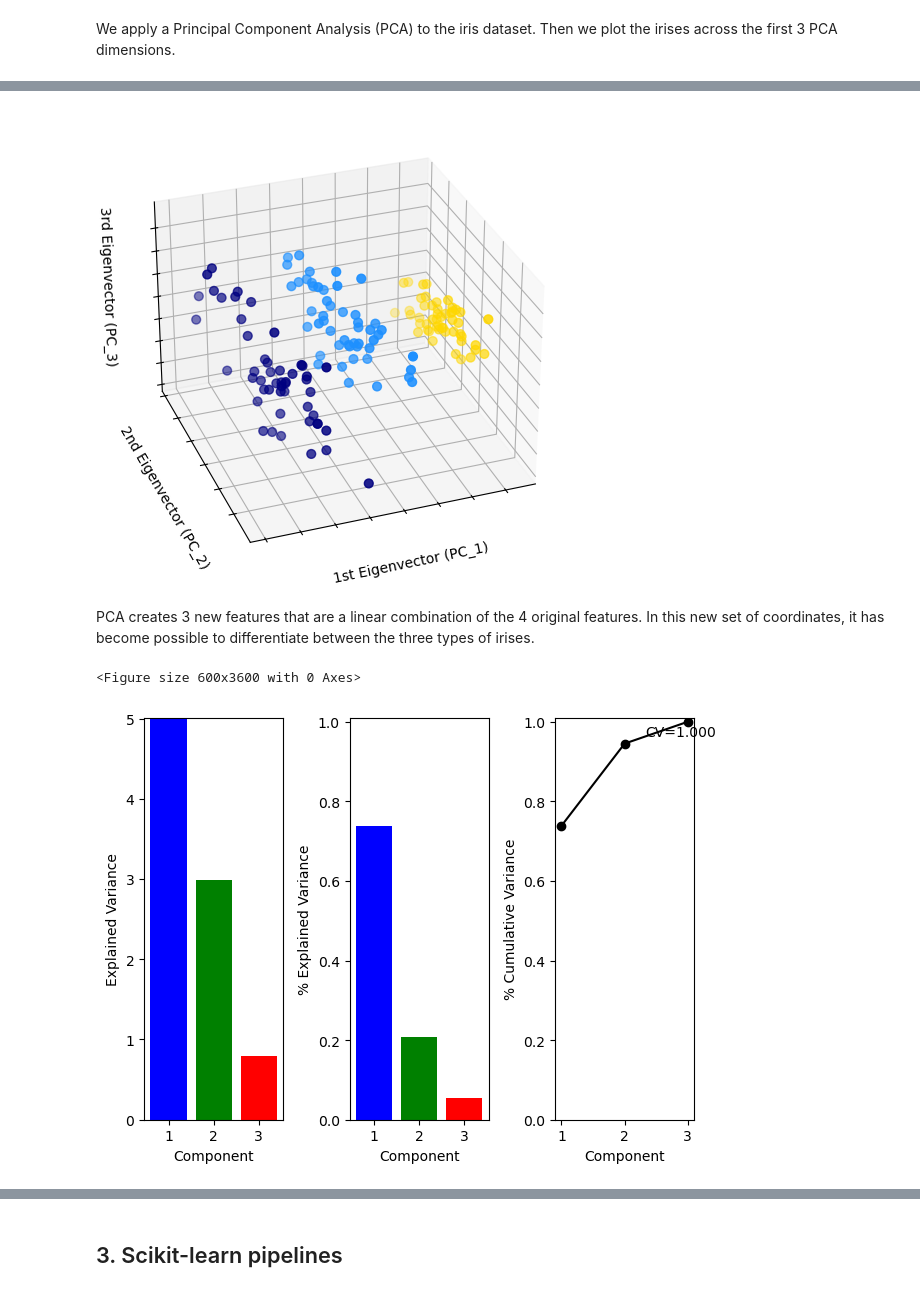
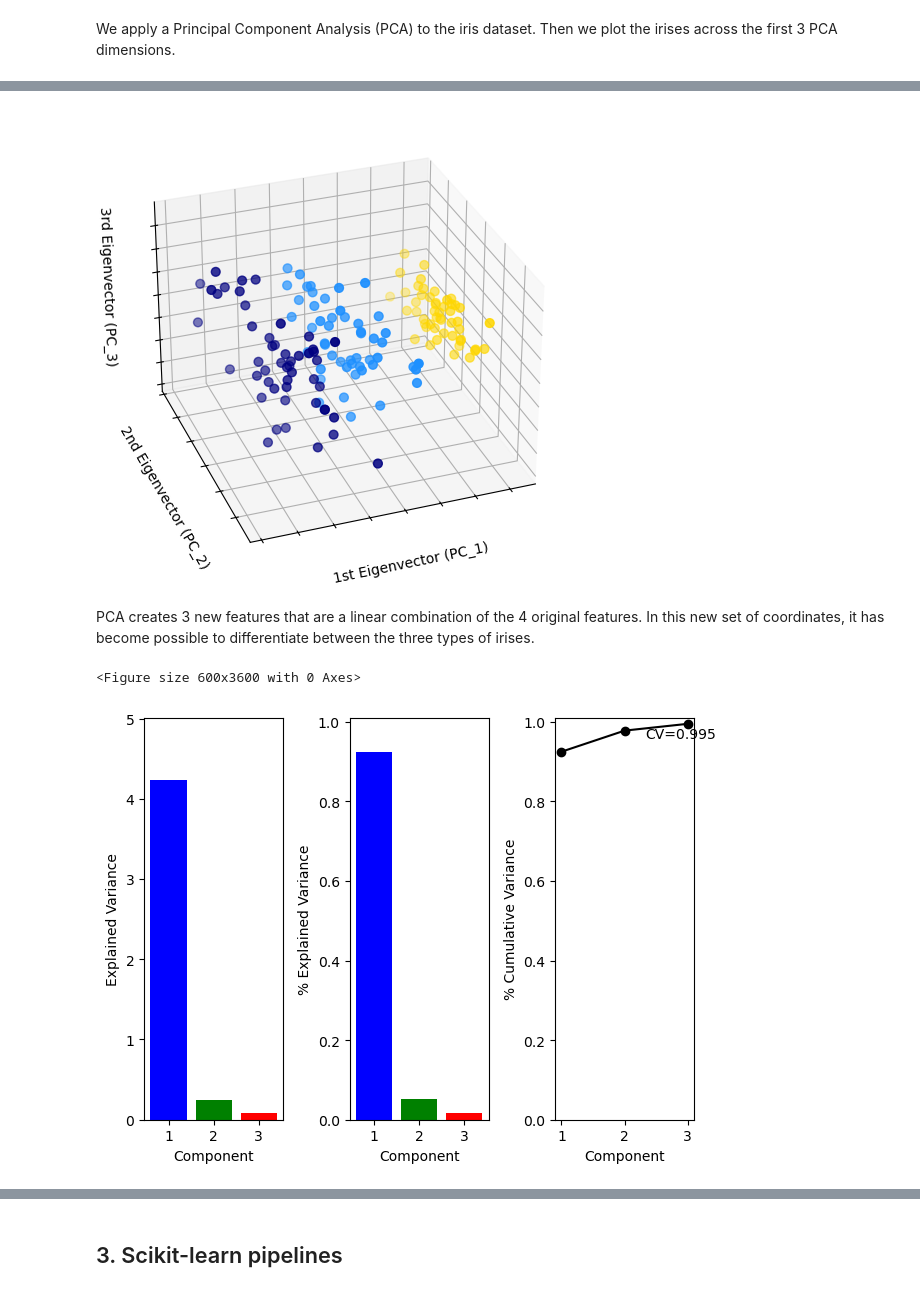
Before and after one commit to bertlem/teaching, a Jupyter notebook: pipeline_1.ipynb, the cells around one changed output, grey strips where cells are left out. Drawn from its saved outputs; the diff is of its cells as text; code cells hidden in the pictures.

```diff
--- a/pipeline_1.ipynb
+++ b/pipeline_1.ipynb
@@ -400,0 +386,3 @@ X_reduced = pca_iris.fit_transform(iris_enc)
+# %%
+iris_X = iris.loc[:, ['sepal_length', 'sepal_width', 'petal_length', 'petal_width']]
+iris_X.head()
@@ -401,3 +408,8 @@ X_reduced = pca_iris.fit_transform(iris_enc)
+# %%
+# Apply the PCA analysis to the iris dataset
+from sklearn.decomposition import PCA
+pca_iris = PCA(n_components=3).fit(iris_X)
+X_reduced = pca_iris.fit_transform(iris_X)
 # %%
 # transforms the outcome (numpy array) into pandas dataframe
 columns = ['PC_%i' % (i+1) for i in range(3)]
@@ -441,7 +453,7 @@ def plot_PCA_data(X_reduced, iris):
 
 plot_PCA_data(X_reduced, iris)
 # %% [output]
-[figure, old version]
+[figure, new version]
 # %% [markdown]
 PCA creates 3 new features that are a linear combination of the 4 original features.
 In this new set of coordinates, it has become possible to differentiate between the three types of irises.
@@ -460,35 +472,35 @@ def plot_pca_variance(pca_object):
     ev = pca_object.explained_variance_
     axs[0].bar(grid, ev, color=colors)
     axs[0].set(xlabel="Component", ylabel="Explained Variance", ylim=(0.0, 5.01))
     axs[0].xaxis.set_major_locator(plt.MaxNLocator(integer=True))
     axs[0].set_xticks(grid)
     axs[0].set_xticklabels(grid)
 
     # Explained variance ratio
     evr = pca_object.explained_variance_ratio_
     axs[1].bar(grid, evr, color=colors)
     axs[1].set(xlabel="Component", ylabel="% Explained Variance", ylim=(0.0, 1.01))
     axs[1].xaxis.set_major_locator(plt.MaxNLocator(integer=True))
     axs[1].set_xticks(grid)
     axs[1].set_xticklabels(grid)
 
     # Cumulative Variance
     cv = np.cumsum(evr)
     axs[2].plot(grid, cv, "o-", color='black')
     axs[2].set(xlabel="Component", ylabel="% Cumulative Variance", ylim=(0.0, 1.01))
     axs[2].xaxis.set_major_locator(plt.MaxNLocator(integer=True))
     axs[2].set_xticks(grid)
     axs[2].set_xticklabels(grid)
     # Cumulative variance value on the 3rd plot
     axs[2].annotate(f'CV={cv[-1]:.3f}', (grid[-1], cv[-1]), \
                     textcoords="offset points", xytext=(-5,-10), ha='center')
 
     fig.tight_layout()
 
-plot_pca_variance(pca)
+plot_pca_variance(pca_iris)
 # %% [output]
 <Figure size 600x3600 with 0 Axes>
-[figure, old version]
+[figure, new version]
 # %% [markdown]
 From these plots, we see that:
 - PC 1, the first principal component, captures more than 90% of the variance.
```
Also changed, not shown: parts of 50 cells of this notebook.
